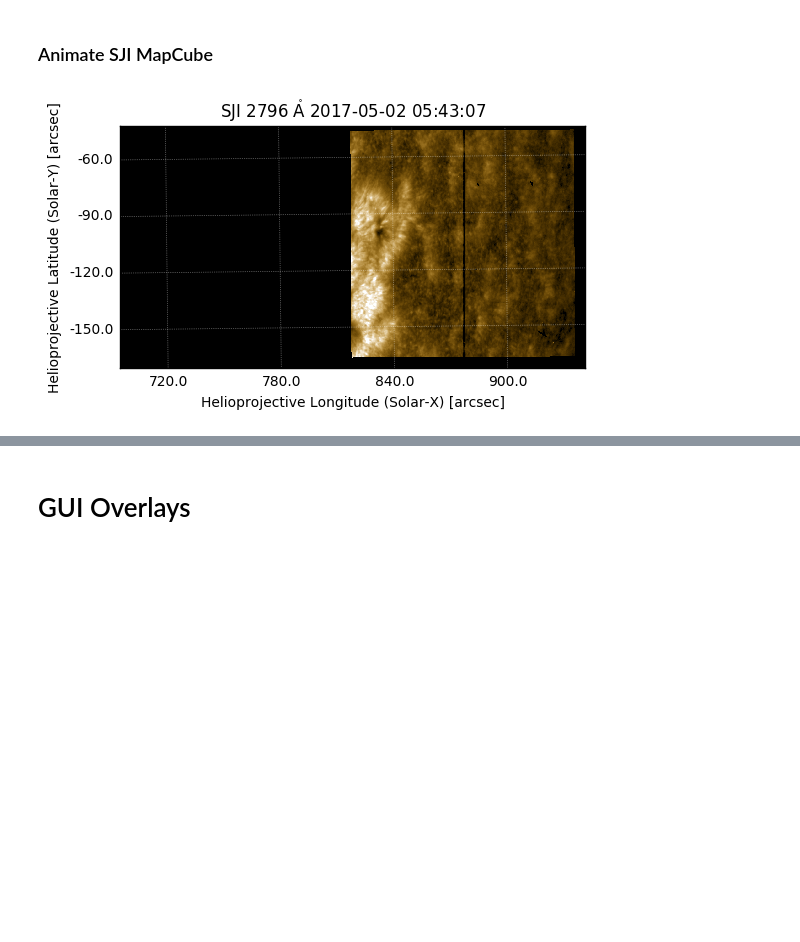
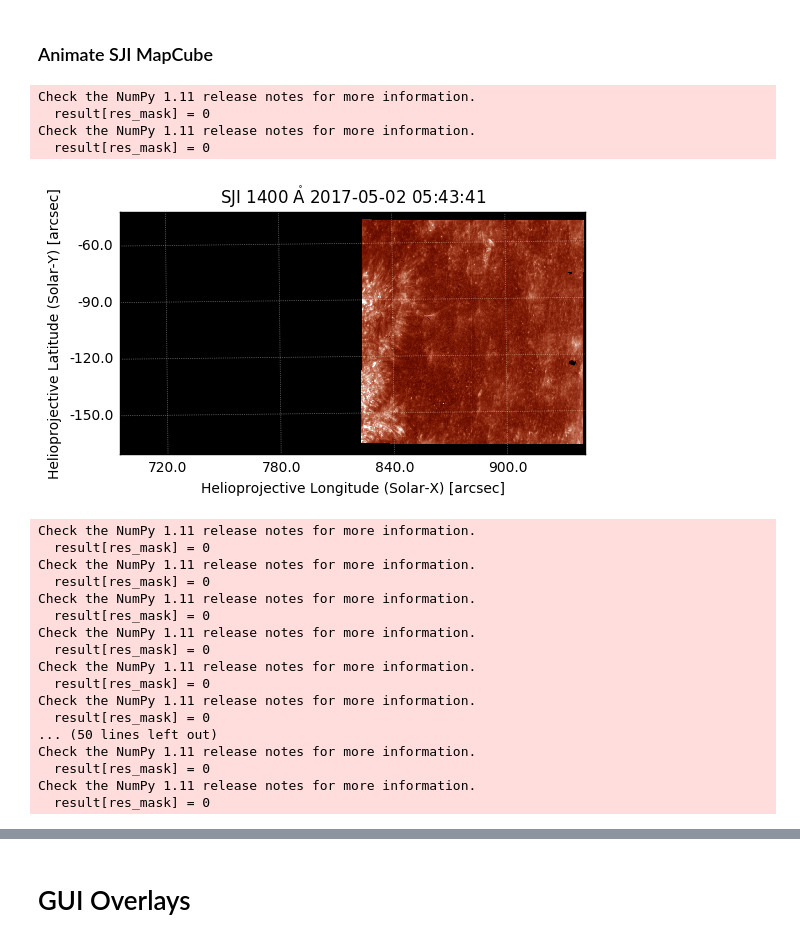
Before and after one commit to sunpy/sunraster, a Jupyter notebook: IRISpy SJICube.ipynb, the cells around one changed output, grey strips where cells are left out. Saved outputs shown, nothing was run; the diff lists cells and outputs as text; code cells hidden in the pictures; blank space fills up the shorter version.

```diff
--- a/IRISpy SJICube.ipynb
+++ b/IRISpy SJICube.ipynb
@@ -74,23 +84,43 @@ plt.show()
 # %%
 from IPython.display import HTML
 maplist=[]
-sji2796norm = colors.Normalize(-31710, -30200)
+sji1400norm = colors.PowerNorm(.5,1,600)
 fig0=plt.figure(dpi=100)
 #In progress, normally sunpy mapcubes will animate with simply .plot() or .peek(),
 #Workaround -> create list of <matplotlib.image.AxesImage> types and use
 #matplotlib animator:
-for n in sji2796cube:
-    n.plot_settings['norm']=sji2796norm
-    maplist.append([n.plot()])
+for n in sji1400cube:
+    maplist.append([n.plot(norm=sji1400norm)])
 plt.show()
 
 anim = animation.ArtistAnimation(fig0, maplist, interval=20, blit=True)
 
 #Saving animation requires mpeg writer, i.e. ffmpeg, HTML5 is great for ipython notebooks
 #ex: anim.save(fig, output file, writer=writer)
 HTML(anim.to_html5_video())
 # %% [output]
+Check the NumPy 1.11 release notes for more information.
+  result[res_mask] = 0
+Check the NumPy 1.11 release notes for more information.
+  result[res_mask] = 0
-[figure, old version]
+[figure, new version]
+Check the NumPy 1.11 release notes for more information.
+  result[res_mask] = 0
+Check the NumPy 1.11 release notes for more information.
+  result[res_mask] = 0
+Check the NumPy 1.11 release notes for more information.
+  result[res_mask] = 0
+Check the NumPy 1.11 release notes for more information.
+  result[res_mask] = 0
+Check the NumPy 1.11 release notes for more information.
+  result[res_mask] = 0
+Check the NumPy 1.11 release notes for more information.
+  result[res_mask] = 0
+... (50 lines left out)
+Check the NumPy 1.11 release notes for more information.
+  result[res_mask] = 0
+Check the NumPy 1.11 release notes for more information.
+  result[res_mask] = 0
 [interactive output not drawn]
 # %% [markdown]
 # GUI Overlays
```
Also changed, not shown: parts of 13 cells of this notebook, 5 other files.
